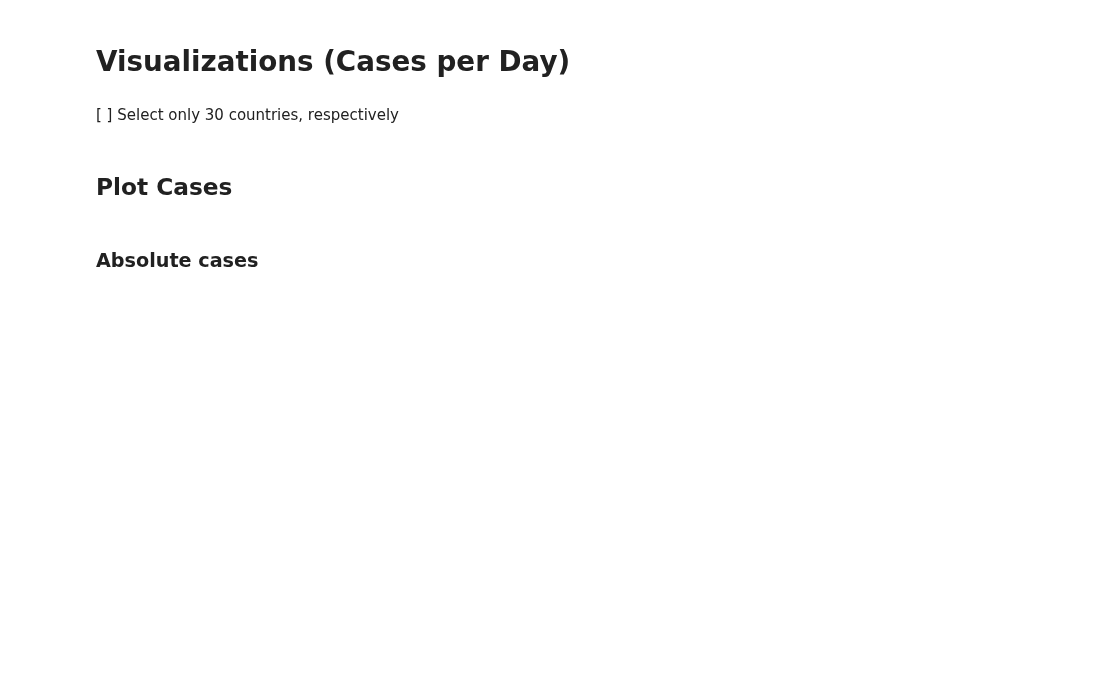
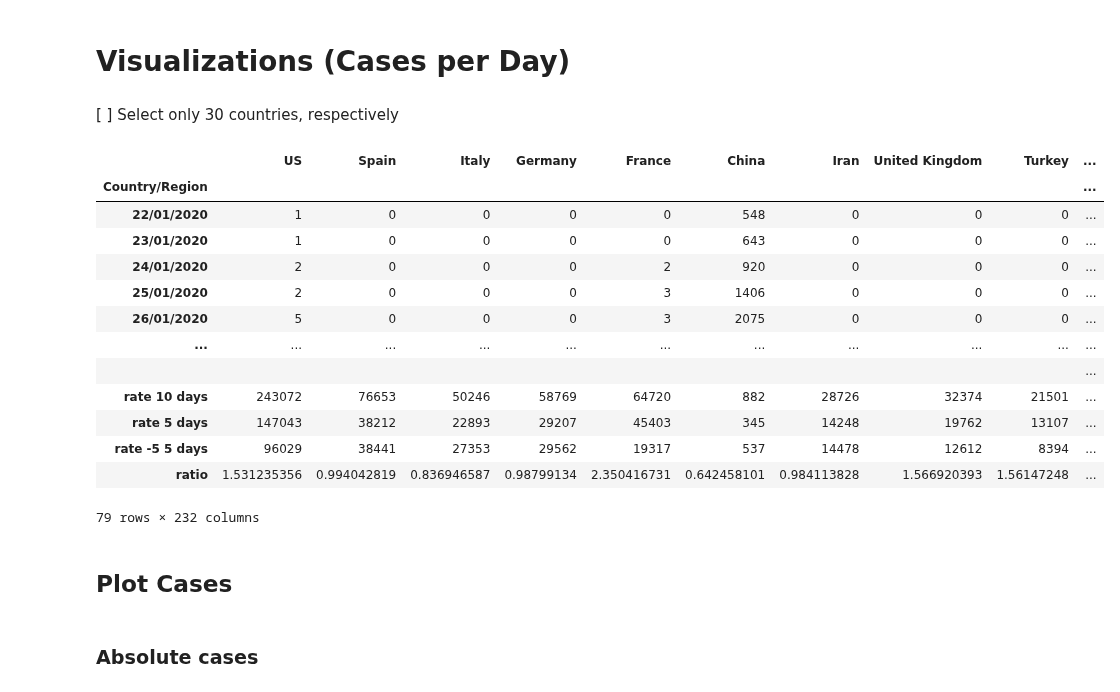
Before and after one commit to SebastianVeuskens/Covid-19-Clustering-Analysis, a Jupyter notebook: scripts/main.ipynb, the cells around one changed output. Saved outputs shown, nothing was run; the diff lists cells and outputs as text; code cells hidden in the pictures; blank space fills up the shorter version.

```diff
--- a/scripts/main.ipynb
+++ b/scripts/main.ipynb
@@ -64,3 +62,21 @@ data_1day_trunc = data_1day_trunc[first_occ.index]
+# %%
+#TODO Revise structure and delete unnecessary code lines
+data_1date
+# %% [output]
+|  | US | Spain | Italy | Germany | France | China | Iran | United Kingdom | Turkey | ... |
+| Country/Region |  |  |  |  |  |  |  |  |  | ... |
+| 22/01/2020 | 1 | 0 | 0 | 0 | 0 | 548 | 0 | 0 | 0 | ... |
+| 23/01/2020 | 1 | 0 | 0 | 0 | 0 | 643 | 0 | 0 | 0 | ... |
+| 24/01/2020 | 2 | 0 | 0 | 0 | 2 | 920 | 0 | 0 | 0 | ... |
+| 25/01/2020 | 2 | 0 | 0 | 0 | 3 | 1406 | 0 | 0 | 0 | ... |
+| 26/01/2020 | 5 | 0 | 0 | 0 | 3 | 2075 | 0 | 0 | 0 | ... |
+| ... | ... | ... | ... | ... | ... | ... | ... | ... | ... | ... |
+|  |  |  |  |  |  |  |  |  |  | ... |
+| rate 10 days | 243072 | 76653 | 50246 | 58769 | 64720 | 882 | 28726 | 32374 | 21501 | ... |
+| rate 5 days | 147043 | 38212 | 22893 | 29207 | 45403 | 345 | 14248 | 19762 | 13107 | ... |
+| rate -5 5 days | 96029 | 38441 | 27353 | 29562 | 19317 | 537 | 14478 | 12612 | 8394 | ... |
+| ratio | 1.531235356 | 0.994042819 | 0.836946587 | 0.98799134 | 2.350416731 | 0.642458101 | 0.984113828 | 1.566920393 | 1.56147248 | ... |
+79 rows × 232 columns
 # %%
 last_day = data_1date_trunc.loc['04/04/2020']
 last_day = last_day.sort_values(ascending=False)
```
Also changed, not shown: parts of 5 cells of this notebook.
